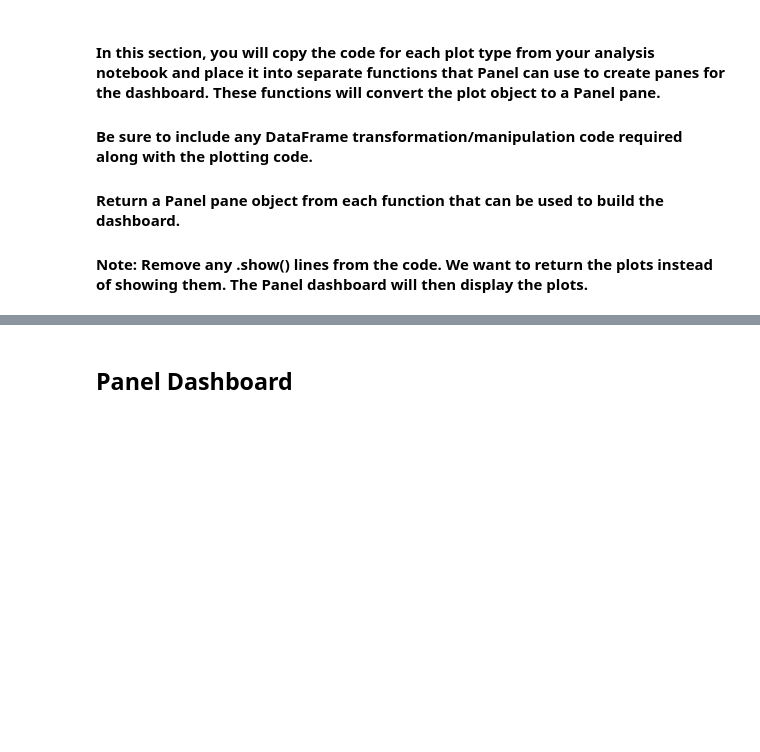
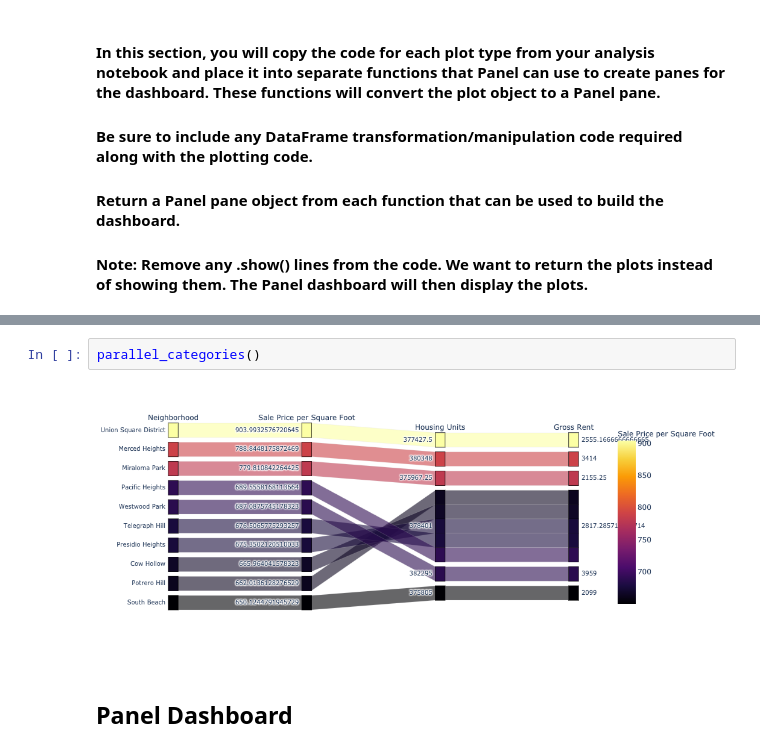
Before and after one commit to gerdonr/Pythonic-Manopoly, a Jupyter notebook: SF_Rental_Dashboard.ipynb, the cells around one changed output, grey strips where cells are left out. Saved outputs shown, nothing was run; the diff lists cells and outputs as text; blank space fills up the shorter version.

```diff
--- a/SF_Rental_Dashboard.ipynb
+++ b/SF_Rental_Dashboard.ipynb
@@ -141,3 +163,7 @@ def neighborhood_map():
+# %%
+parallel_categories()
+# %% [output]
+[figure, added]
 # %% [markdown]
 ## Panel Dashboard
 # %% [markdown]
```
Also changed, not shown: parts of 11 cells of this notebook, 2 other files.
